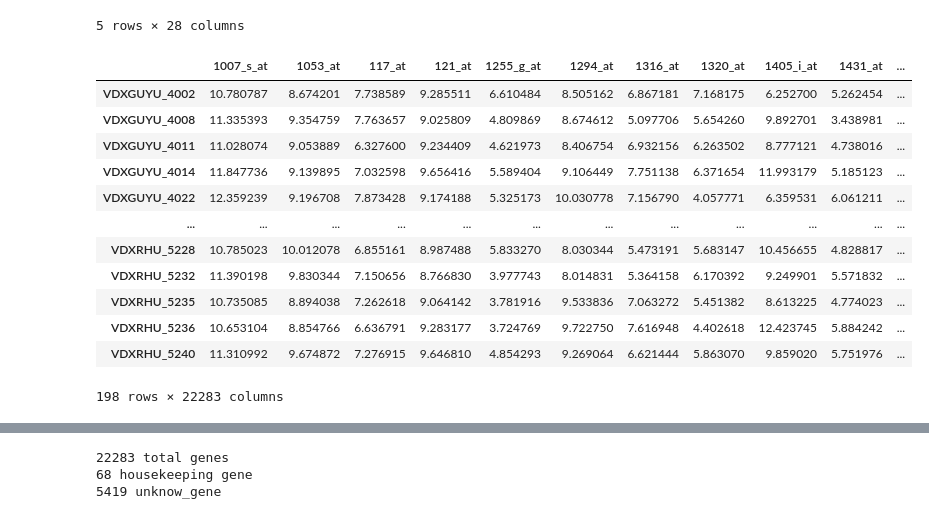
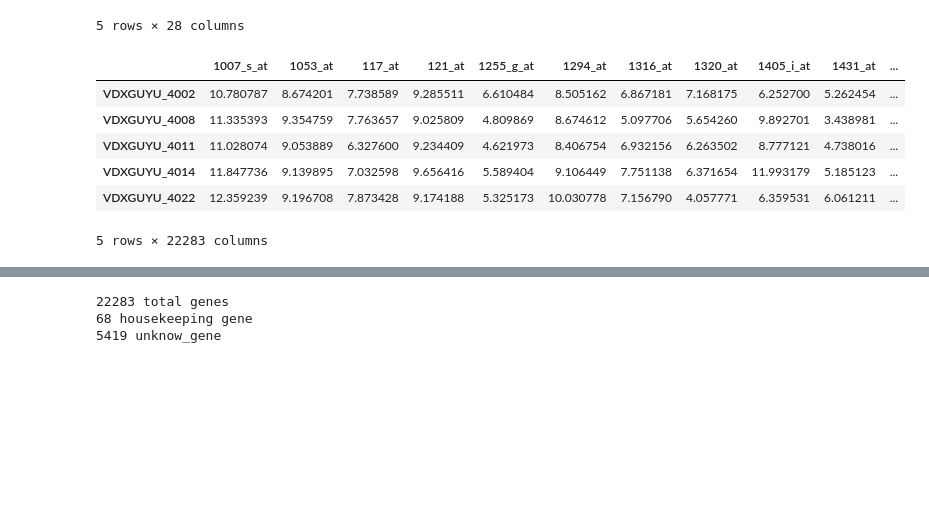
Before and after one commit to hbiom/ER_status_prediction, a Jupyter notebook: breast_cancer_EDA.ipynb, the cells around one changed output, grey strips where cells are left out. Cells and saved outputs as stored; diff of their text form; code cells hidden in the pictures; blank space fills up the shorter version.

```diff
--- a/breast_cancer_EDA.ipynb
+++ b/breast_cancer_EDA.ipynb
@@ -22,11 +35,8 @@ result = pyreadr.read_r('GSE7390.RData')
+# %%
+# load .rDATA
+df, annot, demo = load_rdata()
 # %%
-print(result.keys())
-
-df = result["data"] # extract gene expression
-annot = result["annot"] # extract gene information/description
-demo = result["demo"] # extract clinical data including ER status
-
-print(df.shape)
-print(annot.shape)
-print(demo.shape)
+print(df.shape) # extract gene expression
+print(annot.shape) # extract gene information/description
+print(demo.shape) # extract clinical data including ER status
 # %% [output]
@@ -46,19 +55,13 @@ demo.head()
 | VDXGUYU_4022 | VDXGUYU_4022 | 4022 | 219-4022_GUYA.CEL.gz | GUY | 46 | 3.0 | 0 | 1 | 1 | ... |
 5 rows × 28 columns
 # %%
-df
+df.head()
 # %% [output]
 |  | 1007_s_at | 1053_at | 117_at | 121_at | 1255_g_at | 1294_at | 1316_at | 1320_at | 1405_i_at | 1431_at | ... |
 | VDXGUYU_4002 | 10.780787 | 8.674201 | 7.738589 | 9.285511 | 6.610484 | 8.505162 | 6.867181 | 7.168175 | 6.252700 | 5.262454 | ... |
 | VDXGUYU_4008 | 11.335393 | 9.354759 | 7.763657 | 9.025809 | 4.809869 | 8.674612 | 5.097706 | 5.654260 | 9.892701 | 3.438981 | ... |
 | VDXGUYU_4011 | 11.028074 | 9.053889 | 6.327600 | 9.234409 | 4.621973 | 8.406754 | 6.932156 | 6.263502 | 8.777121 | 4.738016 | ... |
 | VDXGUYU_4014 | 11.847736 | 9.139895 | 7.032598 | 9.656416 | 5.589404 | 9.106449 | 7.751138 | 6.371654 | 11.993179 | 5.185123 | ... |
 | VDXGUYU_4022 | 12.359239 | 9.196708 | 7.873428 | 9.174188 | 5.325173 | 10.030778 | 7.156790 | 4.057771 | 6.359531 | 6.061211 | ... |
-| ... | ... | ... | ... | ... | ... | ... | ... | ... | ... | ... | ... |
-| VDXRHU_5228 | 10.785023 | 10.012078 | 6.855161 | 8.987488 | 5.833270 | 8.030344 | 5.473191 | 5.683147 | 10.456655 | 4.828817 | ... |
-| VDXRHU_5232 | 11.390198 | 9.830344 | 7.150656 | 8.766830 | 3.977743 | 8.014831 | 5.364158 | 6.170392 | 9.249901 | 5.571832 | ... |
-| VDXRHU_5235 | 10.735085 | 8.894038 | 7.262618 | 9.064142 | 3.781916 | 9.533836 | 7.063272 | 5.451382 | 8.613225 | 4.774023 | ... |
-| VDXRHU_5236 | 10.653104 | 8.854766 | 6.636791 | 9.283177 | 3.724769 | 9.722750 | 7.616948 | 4.402618 | 12.423745 | 5.884242 | ... |
-| VDXRHU_5240 | 11.310992 | 9.674872 | 7.276915 | 9.646810 | 4.854293 | 9.269064 | 6.621444 | 5.863070 | 9.859020 | 5.751976 | ... |
-198 rows × 22283 columns
+5 rows × 22283 columns
 # %%
```
Also changed, not shown: parts of 8 cells of this notebook, 8 other files.
